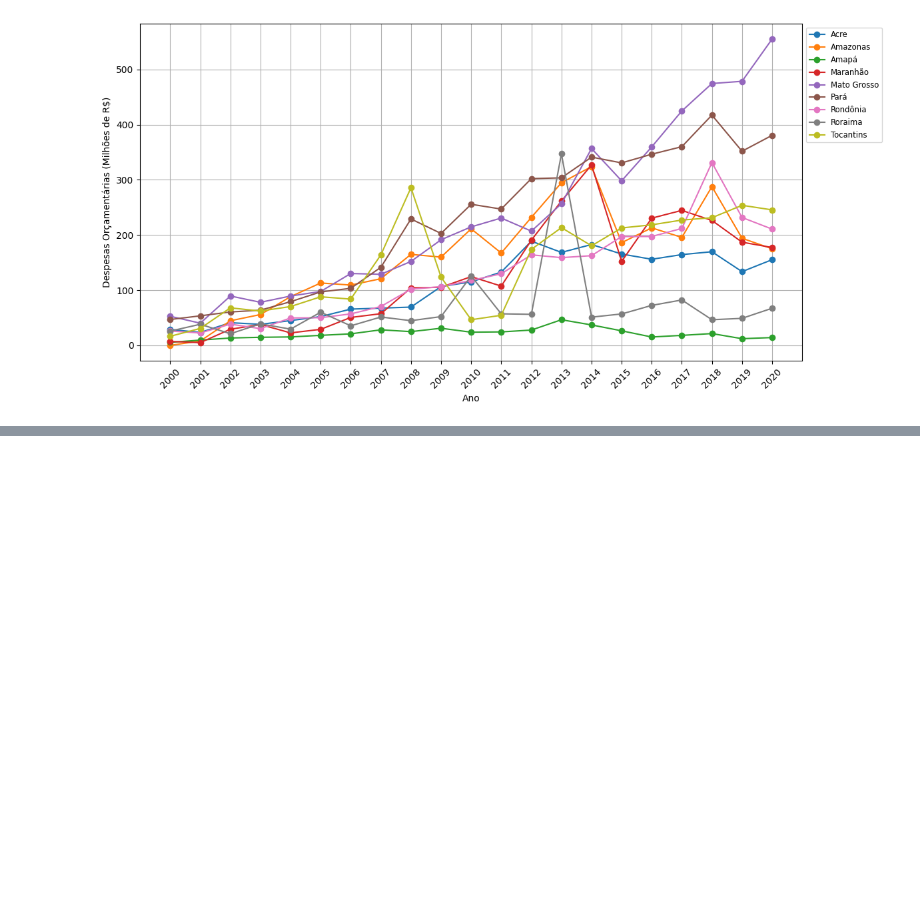
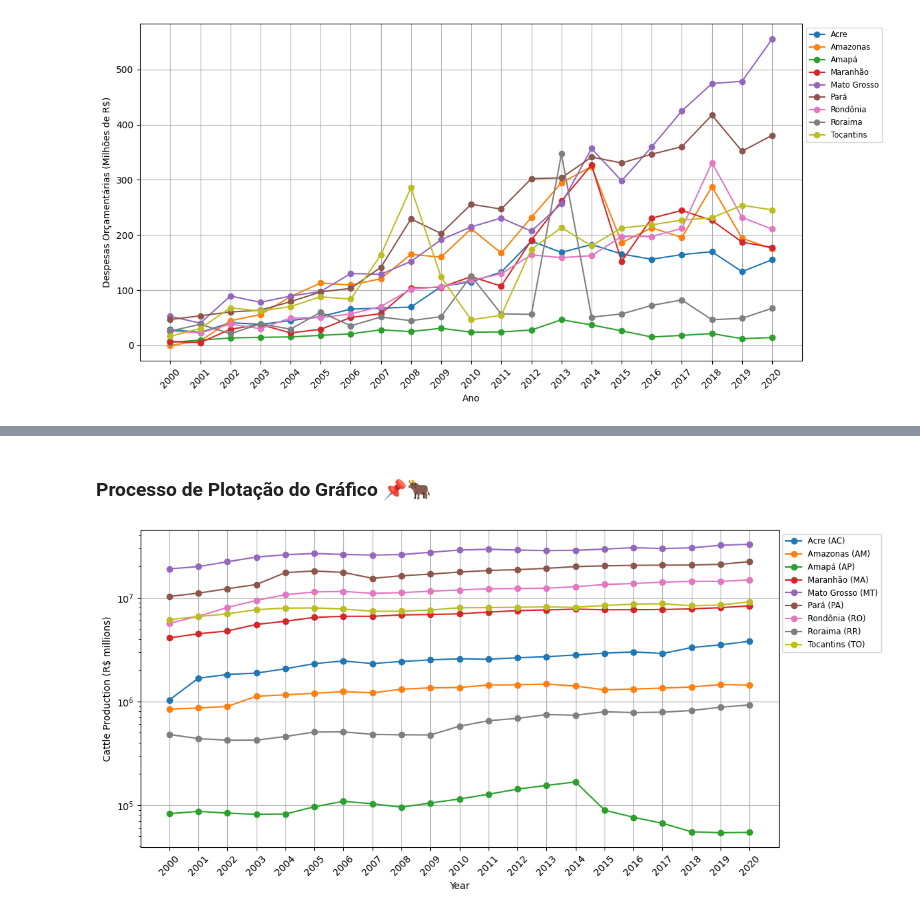
Before and after one commit to LABSensing/Levantamento-de-Dados-Agricolas-no-Brasil, a Jupyter notebook: index.ipynb, the cells around one changed output, grey strips where cells are left out. Cells and saved outputs as stored; diff of their text form; code cells hidden in the pictures; blank space fills up the shorter version.

Commit message:
Processamento do tratamento dos dados de Rebanho Bovino (cabeças)

```diff
--- a/index.ipynb
+++ b/index.ipynb
@@ -541,0 +555,3 @@ plt.show()
+# %%
+df_bovino = pd.read_excel("Dataset_rebanho_bovino/Rebanho Bovino (cabeças).xls")
+df_bovino.head(5)
@@ -541,0 +641,3 @@ plt.show()
+# %%
+df_bovino_filtrado = df_bovino_estado_filtrado.reset_index()
+print(df_bovino_filtrado["State"].head(len(estados_desejados)))
@@ -541,0 +657,5 @@ plt.show()
+# %%
+# Selecionar as colunas dos anos
+# 0(Sigla) 1(Código) 2(Estado) 3(1999)
+colunas_anos_bovino = df_bovino_filtrado.columns[4:]
+print(colunas_anos_bovino)
@@ -541,0 +667,7 @@ plt.show()
+# %%
+# Armazenar as Siglas e os Estados em variáveis separadas
+siglas_bovino = df_bovino_filtrado["Sigla"]
+estados_bovino = df_bovino_filtrado["State"]
+# Exibir Siglas e Estados lado a lado com tabulação
+for sigla, estado in zip(siglas_bovino, estados_bovino):
+    print(sigla, "\t", estado)
@@ -541,0 +684,26 @@ plt.show()
+# %% [markdown]
+### Processo de Plotação do Gráfico 📌🐂
+# %%
+plt.figure(figsize=(12, 6))
+
+# Iterar sobre os estados e siglas para plotar os dados corretamente
+for sigla, estado in zip(siglas_bovino, estados_bovino):
+    dados_estado = df_bovino_filtrado[df_bovino_filtrado["Sigla"] == sigla]
+
+    if not dados_estado.empty:
+        plt.plot(colunas_anos_bovino, dados_estado.iloc[0, 4:].values.flatten(),
+                 marker='o', label=f"{estado} ({sigla})")  # Melhorando a legenda
+
+plt.xlabel("Year")
+plt.ylabel("Cattle Production (R$ millions)")  # Atualizado para o correto
+plt.xticks(colunas_anos_bovino, rotation=45)
+plt.yscale("log")  # Escala logarítmica
+
+
+
+plt.legend(loc="upper left", bbox_to_anchor=(1, 1), fontsize="small")
+plt.grid(True)
+
+plt.show()
+# %% [output]
+[figure, added]
```
Also changed, not shown: parts of 14 cells of this notebook, 1 other file.
